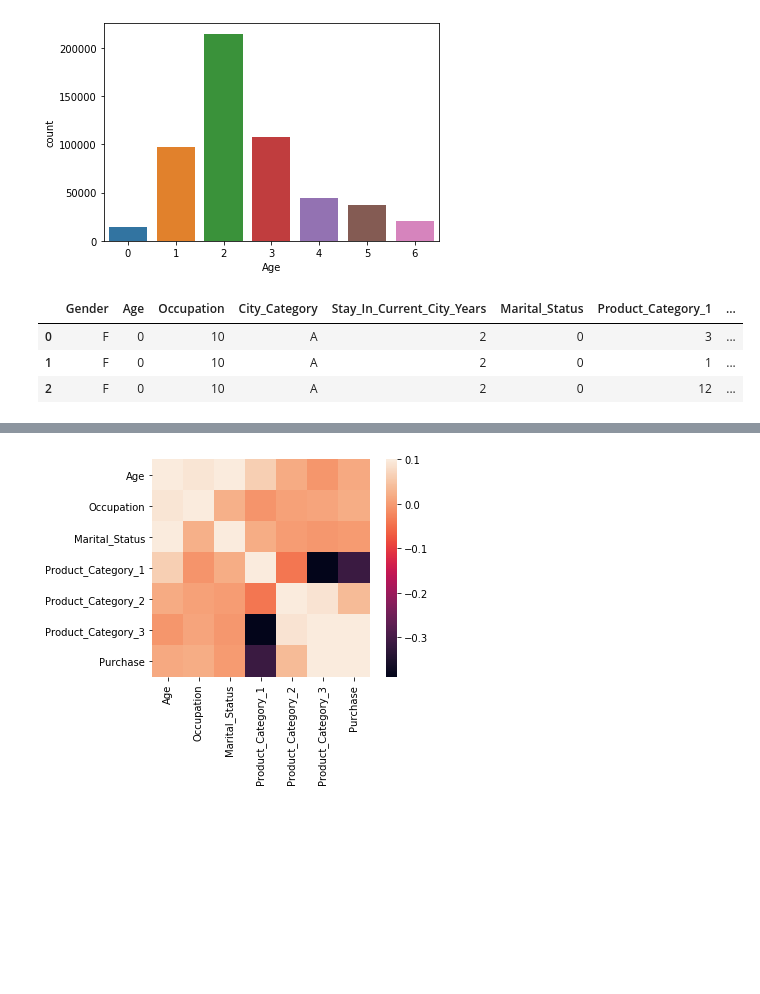
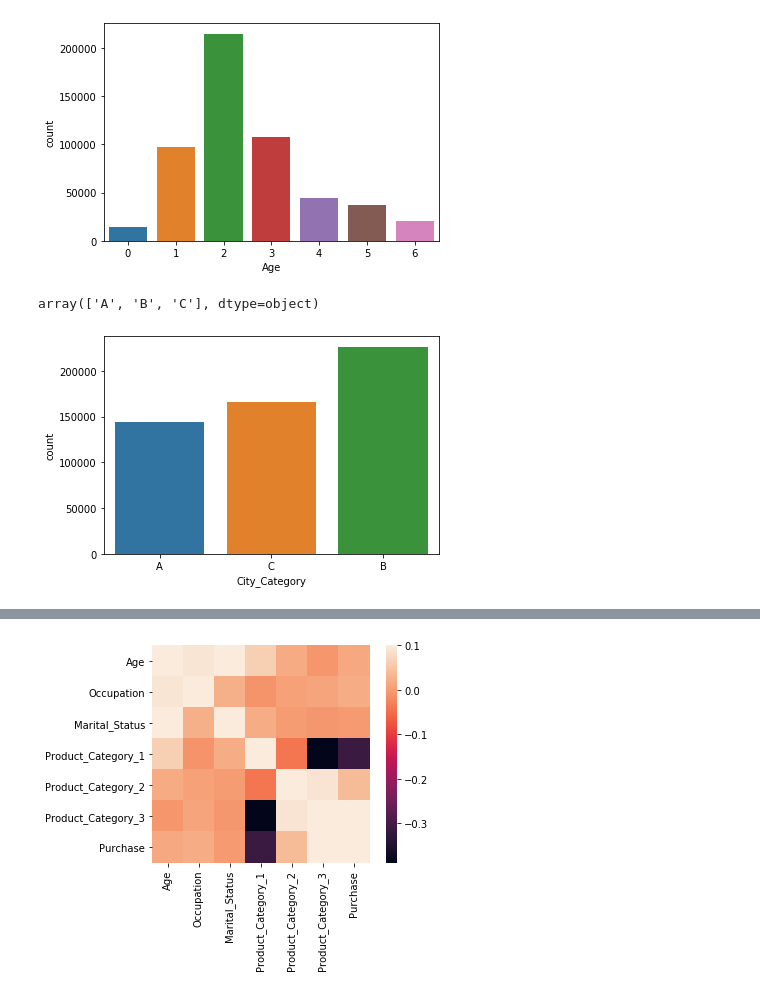
Before and after one commit to 94Shaima/Sharing-GitHub, a Jupyter notebook: EVAL.ipynb, the cells around one changed output, grey strips where cells are left out. Saved outputs shown, nothing was run; the diff lists cells and outputs as text; code cells hidden in the pictures; blank space fills up the shorter version.

```diff
--- a/EVAL.ipynb
+++ b/EVAL.ipynb
@@ -233,10 +240,8 @@ sns.countplot(df['Age'])
 plt.show()
 # %% [output]
 [figure]
-# %%
-df.head(3) #After drop 2 columns.
-# %% [output]
-|  | Gender | Age | Occupation | City_Category | Stay_In_Current_City_Years | Marital_Status | Product_Category_1 | ... |
-| 0 | F | 0 | 10 | A | 2 | 0 | 3 | ... |
-| 1 | F | 0 | 10 | A | 2 | 0 | 1 | ... |
-| 2 | F | 0 | 10 | A | 2 | 0 | 12 | ... |
+# %%
+city = np.unique(df['City_Category'])
+city
+# %% [output]
+array(['A', 'B', 'C'], dtype=object)
@@ -242,0 +260,6 @@ df.head(3) #After drop 2 columns.
+# %%
+#let's see it
+sns.countplot(df['City_Category'])
+plt.show()
+# %% [output]
+[figure, added]
```
Also changed, not shown: parts of 19 cells of this notebook.
